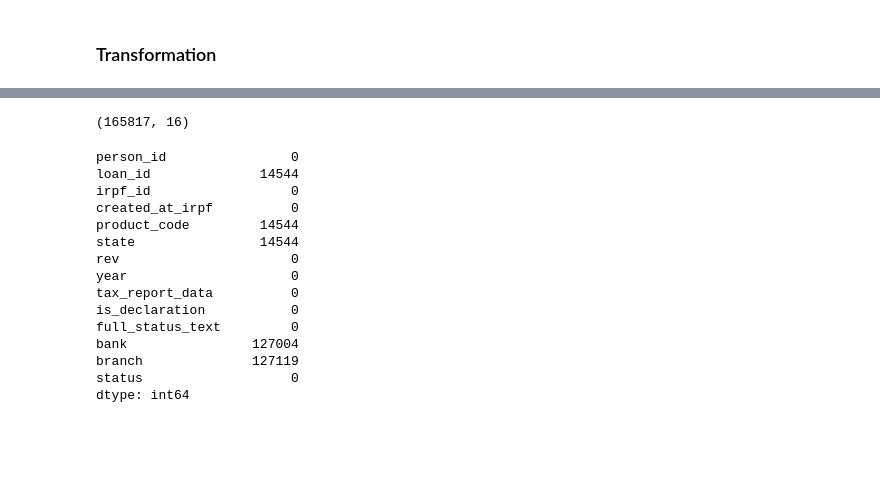
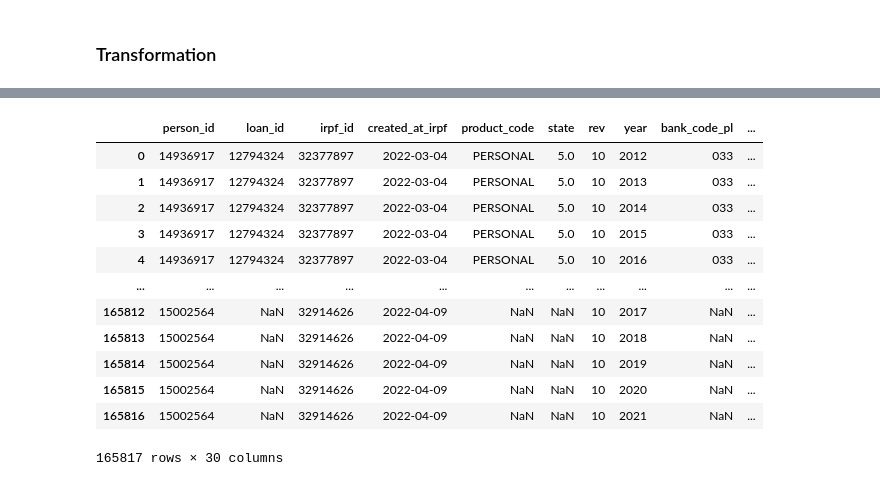
Before and after one commit to jardesonbarbosa-openco/fs_preprocessing, a Jupyter notebook: notebooks/data_analysis.ipynb, the cells around one changed output, grey strips where cells are left out. Drawn from its saved outputs; the diff is of its cells as text; code cells hidden in the pictures; blank space fills up the shorter version.

```diff
--- a/notebooks/data_analysis.ipynb
+++ b/notebooks/data_analysis.ipynb
@@ -330,23 +315,24 @@ df.head()
+# %%
+def get_presumed_income():
+    estr_dic = {
+        0: 1300,
+        1: 2500,
+        3: 4000
+    }
+# %% [output]
+|  | person_id | loan_id | irpf_id | created_at_irpf | product_code | state | rev | year | bank_code_pl | ... |
+| 0 | 14936917 | 12794324 | 32377897 | 2022-03-04 | PERSONAL | 5.0 | 10 | 2012 | 033 | ... |
+| 1 | 14936917 | 12794324 | 32377897 | 2022-03-04 | PERSONAL | 5.0 | 10 | 2013 | 033 | ... |
+| 2 | 14936917 | 12794324 | 32377897 | 2022-03-04 | PERSONAL | 5.0 | 10 | 2014 | 033 | ... |
+| 3 | 14936917 | 12794324 | 32377897 | 2022-03-04 | PERSONAL | 5.0 | 10 | 2015 | 033 | ... |
+| 4 | 14936917 | 12794324 | 32377897 | 2022-03-04 | PERSONAL | 5.0 | 10 | 2016 | 033 | ... |
+| ... | ... | ... | ... | ... | ... | ... | ... | ... | ... | ... |
+| 165812 | 15002564 | NaN | 32914626 | 2022-04-09 | NaN | NaN | 10 | 2017 | NaN | ... |
+| 165813 | 15002564 | NaN | 32914626 | 2022-04-09 | NaN | NaN | 10 | 2018 | NaN | ... |
+| 165814 | 15002564 | NaN | 32914626 | 2022-04-09 | NaN | NaN | 10 | 2019 | NaN | ... |
+| 165815 | 15002564 | NaN | 32914626 | 2022-04-09 | NaN | NaN | 10 | 2020 | NaN | ... |
+| 165816 | 15002564 | NaN | 32914626 | 2022-04-09 | NaN | NaN | 10 | 2021 | NaN | ... |
+165817 rows × 30 columns
 # %%
-aux = get_irpf_status(df, 'full_status_text').copy()
-aux.shape
+# aux = get_irpf_status(df, 'full_status_text').copy()
+# aux.shape
-# %% [output]
-(165817, 16)
-# %%
-df.isna().sum()
-# %% [output]
-person_id                0
-loan_id              14544
-irpf_id                  0
-created_at_irpf          0
-product_code         14544
-state                14544
-rev                      0
-year                     0
-tax_report_data          0
-is_declaration           0
-full_status_text         0
-bank                127004
-branch              127119
-status                   0
-dtype: int64
```
Also changed, not shown: parts of 15 cells of this notebook, 1 other file.
